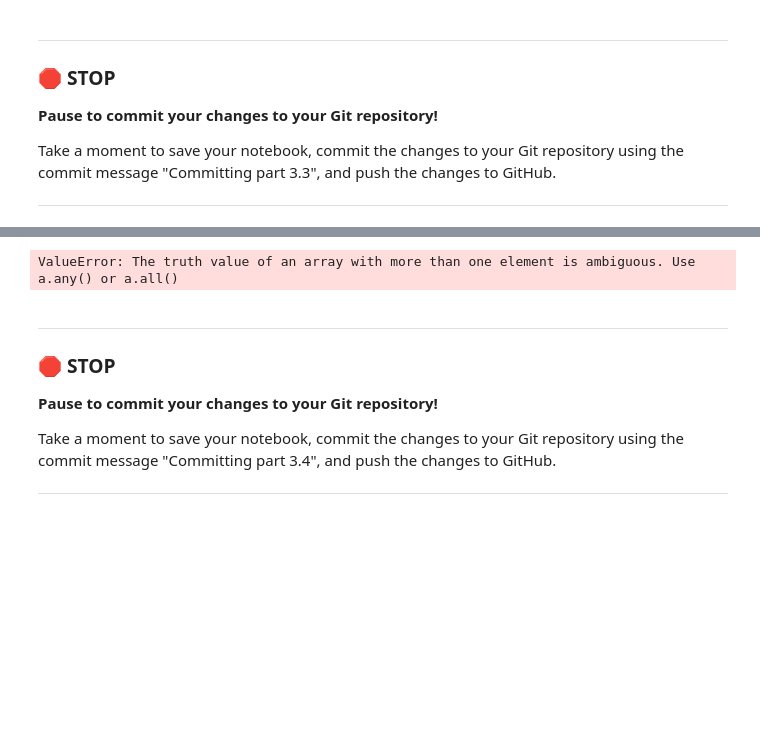
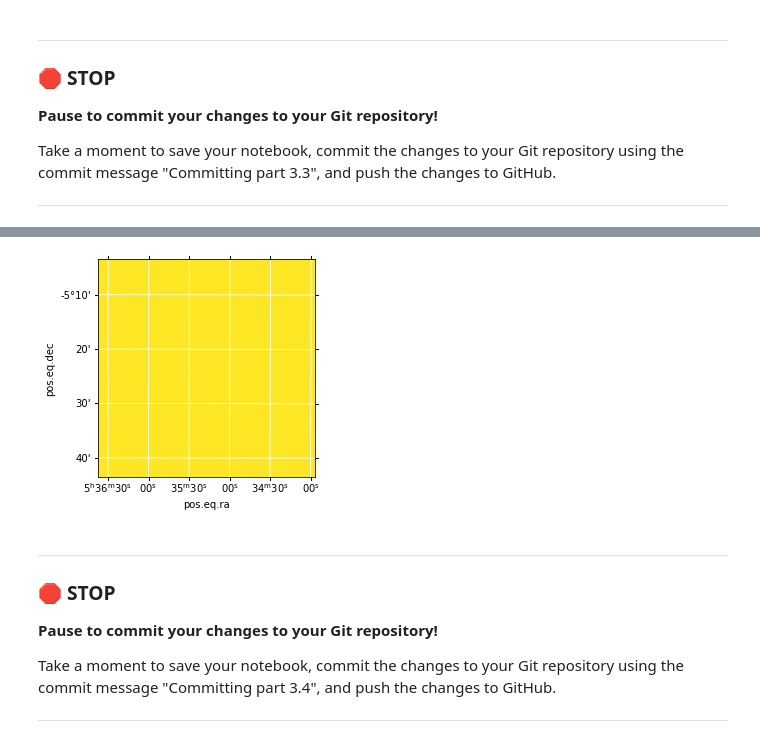
Before and after one commit to hewittso/cmse202-s21-turnin, a Jupyter notebook: hw-01/HW-01_GitPracticeDebuggingAndPythonPackages-STUDENT.ipynb, the cells around one changed output, grey strips where cells are left out. Saved outputs shown, nothing was run; the diff lists cells and outputs as text; code cells hidden in the pictures; blank space fills up the shorter version.

```diff
--- a/hw-01/HW-01_GitPracticeDebuggingAndPythonPackages-STUDENT.ipynb
+++ b/hw-01/HW-01_GitPracticeDebuggingAndPythonPackages-STUDENT.ipynb
@@ -368,11 +369,12 @@ Now that you've spent some time exploring the nature of these images, we're goin
 
 **Important note:** You made end up getting some WARNINGs in your notebook when you do this step, but you should be able to safely ignore those. However, if you run into actual errors, you need to troubleshoot those!
 # %%
-filename = get_pkg_data_filename('galactic_center/gc_msx_e.fits')
+# Put your code here
+from astropy.wcs import WCS
 
-hdu = fits.open(filename)[0]
+hdu = fits.open(ir_file)[0]
 wcs = WCS(hdu.header)
-
 plt.subplot(projection=wcs)
 plt.imshow(hdu.data, vmin=-2.e-5, vmax=2.e-4, origin='lower')
 plt.grid(color='white', ls='solid')
+# %% [output]
@@ -379,14 +395,4 @@ plt.grid(color='white', ls='solid')
+[figure, added]
-# %%
-# Put your code here
-from astropy.wcs import WCS
-
-hdu = fits.open(filename)[0]
-wcs = WCS(hdu.header)
-plt.subplot(projection=wcs)
-plt.imshow(ir_data, vmin=-2.e-5, vmax=2.e-4, origin='lower')
-plt.grid(color='white', ls='solid')
-# %% [output]
-ValueError: The truth value of an array with more than one element is ambiguous. Use a.any() or a.all()
 # %% [markdown]
 ---
 ### &#128721; STOP
```
Also changed, not shown: parts of 10 cells of this notebook.
